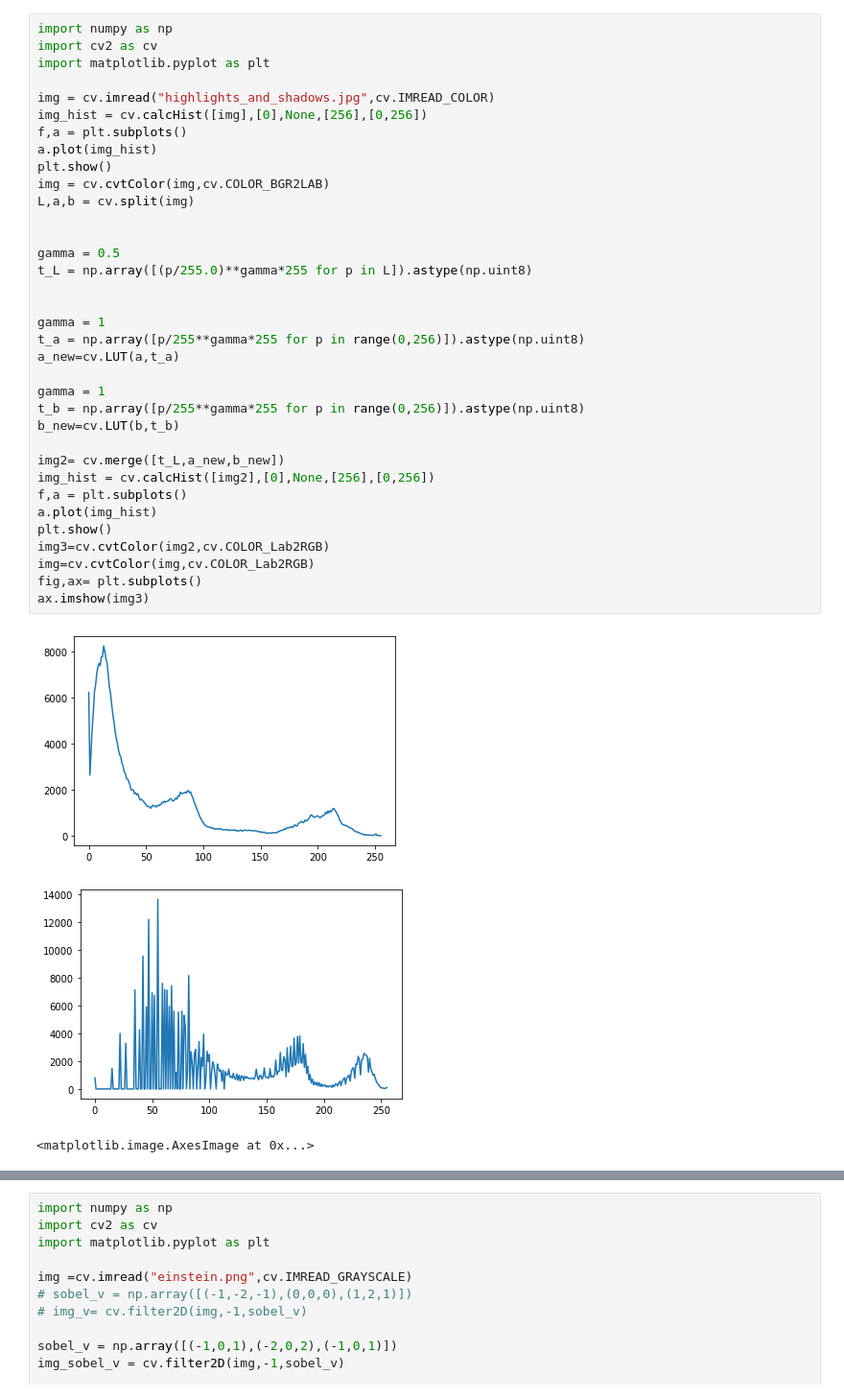
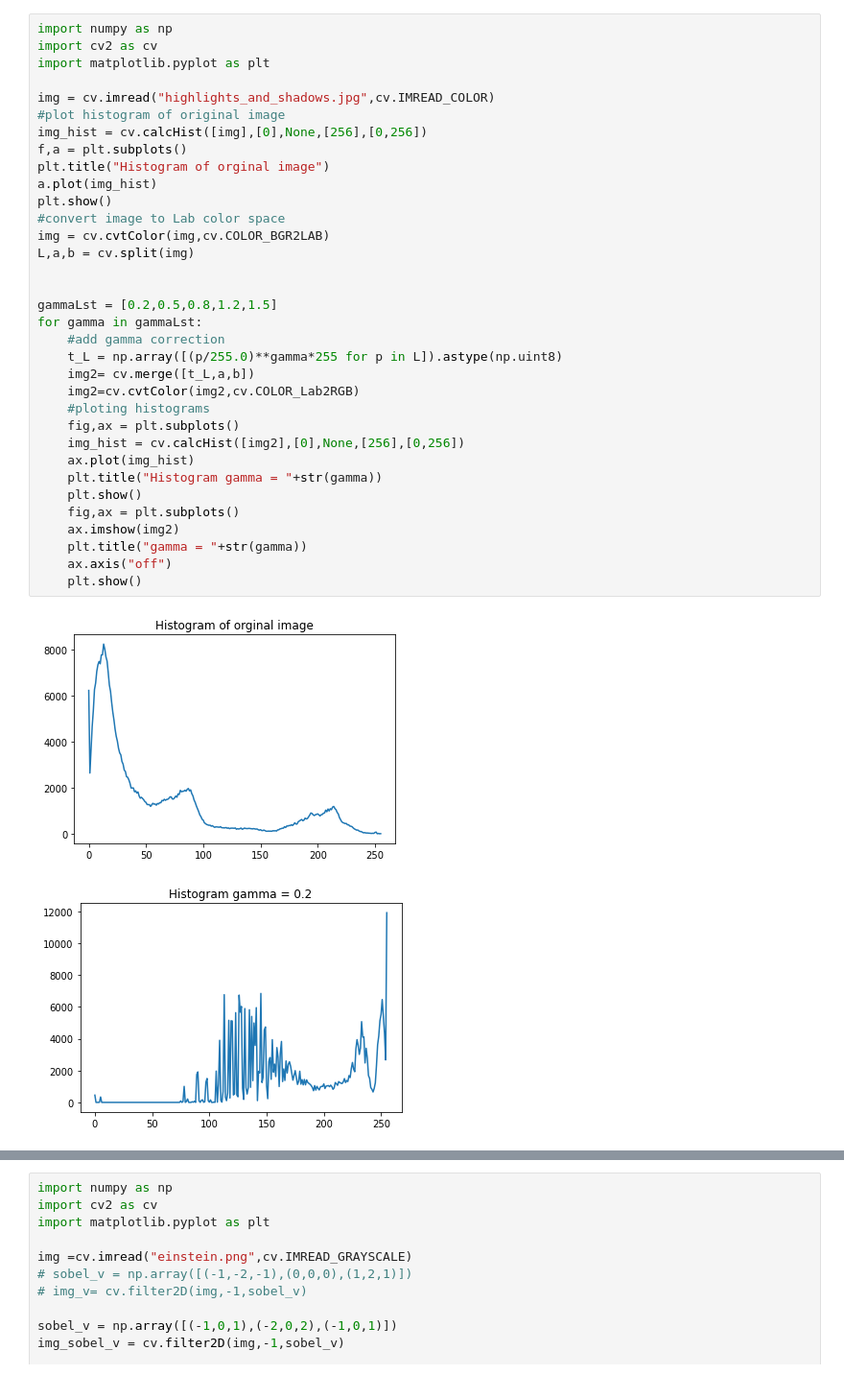
Before and after one commit to Kithdara/assignment_1, a Jupyter notebook: image_assignment_1.ipynb, the cells around one changed output, grey strips where cells are left out. Shown at 96% size. Cells and saved outputs as stored; diff of their text form.

```diff
--- a/image_assignment_1.ipynb
+++ b/image_assignment_1.ipynb
@@ -74,39 +82,37 @@ plt.show()
 # %%
 import numpy as np
 import cv2 as cv
 import matplotlib.pyplot as plt
 
 img = cv.imread("highlights_and_shadows.jpg",cv.IMREAD_COLOR)
+#plot histogram of original image
 img_hist = cv.calcHist([img],[0],None,[256],[0,256])
 f,a = plt.subplots()
+plt.title("Histogram of orginal image")
 a.plot(img_hist)
 plt.show()
+#convert image to Lab color space
 img = cv.cvtColor(img,cv.COLOR_BGR2LAB)
 L,a,b = cv.split(img)
 
 
-gamma = 0.5
-t_L = np.array([(p/255.0)**gamma*255 for p in L]).astype(np.uint8)
-
-
-gamma = 1
-t_a = np.array([p/255**gamma*255 for p in range(0,256)]).astype(np.uint8)
-a_new=cv.LUT(a,t_a)
-
-gamma = 1
-t_b = np.array([p/255**gamma*255 for p in range(0,256)]).astype(np.uint8)
-b_new=cv.LUT(b,t_b)
-
-img2= cv.merge([t_L,a_new,b_new])
-img_hist = cv.calcHist([img2],[0],None,[256],[0,256])
-f,a = plt.subplots()
-a.plot(img_hist)
-plt.show()
-img3=cv.cvtColor(img2,cv.COLOR_Lab2RGB)
-img=cv.cvtColor(img,cv.COLOR_Lab2RGB)
-fig,ax= plt.subplots()
-ax.imshow(img3)
+gammaLst = [0.2,0.5,0.8,1.2,1.5]
+for gamma in gammaLst:
+    #add gamma correction
+    t_L = np.array([(p/255.0)**gamma*255 for p in L]).astype(np.uint8)
+    img2= cv.merge([t_L,a,b])
+    img2=cv.cvtColor(img2,cv.COLOR_Lab2RGB)
+    #ploting histograms
+    fig,ax = plt.subplots()
+    img_hist = cv.calcHist([img2],[0],None,[256],[0,256])
+    ax.plot(img_hist)
+    plt.title("Histogram gamma = "+str(gamma))
+    plt.show()
+    fig,ax = plt.subplots()
+    ax.imshow(img2)
+    plt.title("gamma = "+str(gamma))
+    ax.axis("off")
+    plt.show()
 # %% [output]
-[figure, old version]
+[figure, new version]
-[figure, old version]
+[figure, new version]
-<matplotlib.image.AxesImage at 0x...>
```
Also changed, not shown: parts of 6 cells of this notebook.
